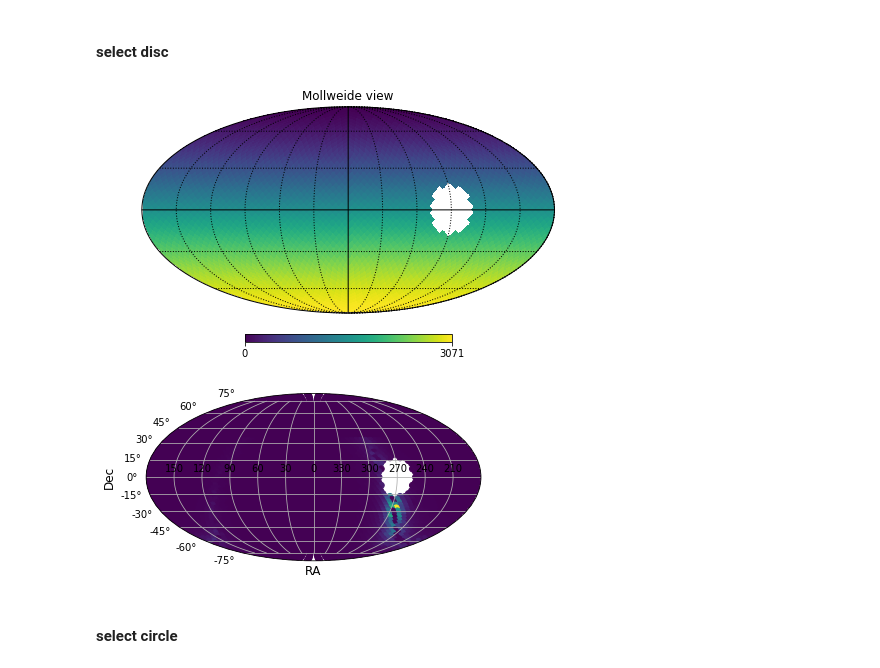
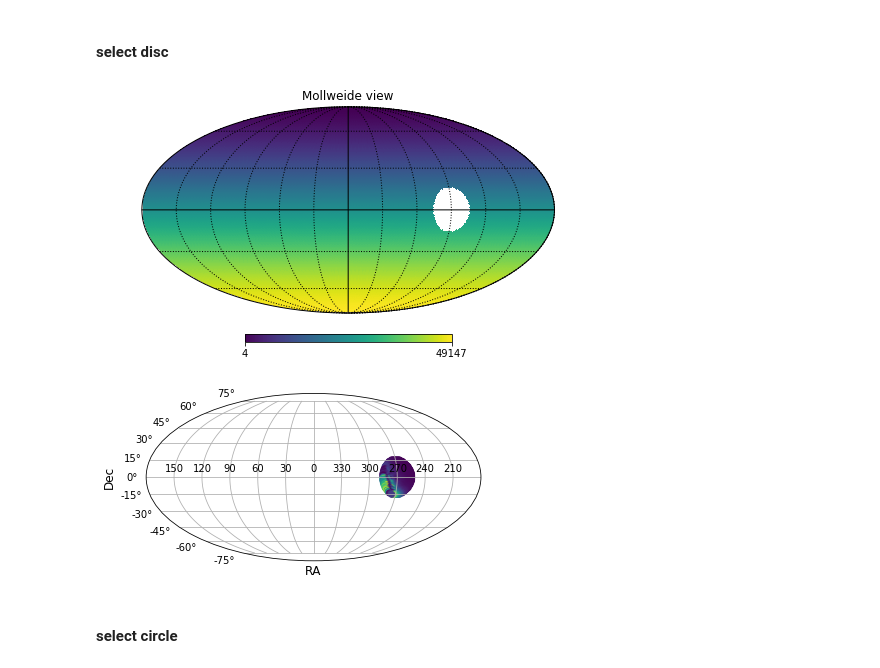
Before and after one commit to fedhere/LSSTunknowns, a Jupyter notebook: code/spatial_selection.ipynb, the cells around one changed output. Saved outputs shown, nothing was run; the diff lists cells and outputs as text; code cells hidden in the pictures.

```diff
--- a/code/spatial_selection.ipynb
+++ b/code/spatial_selection.ipynb
@@ -47,7 +66,7 @@ def get_dens(df):
 # %% [markdown]
 #### read Fields.csv
 # %%
-Fields = pd.read_csv("Fields_nside16.csv")
+Fields = pd.read_csv("Fields_nside64.csv")
 NSIDE = hp.npix2nside(Fields.shape[0])
 # %%
 Fields.head()
@@ -139,22 +158,22 @@ fig = plt.figure(1, figsize=(6,6))
 hp.mollview(m, fig=1, badcolor='white')
 hp.graticule()
 # %% [output]
-[figure, old version]
+[figure, new version]
 # %%
 
 # create a mask column
 Fields['indisc'] = np.isin(Fields['pixId'].values, ipix_disc)
 df = Fields
 fig, ax = plt.subplots(1, 1, figsize=(6, 6),
                             subplot_kw={'projection': 'mollweide'});
-slicer = ( df['indisc'] == False )
+slicer = ( df['indisc'] == True )
 df = df[slicer]
 x = df['fieldRa']
 y = df['fieldDec']
 c = df['starDensity_r25']
 plot_mwd(ax, x, y, c, title='', colorbar=False)
 # %% [output]
-[figure, old version]
+[figure, new version]
 # %% [markdown]
 
 
```
Also changed, not shown: parts of 10 cells of this notebook.
